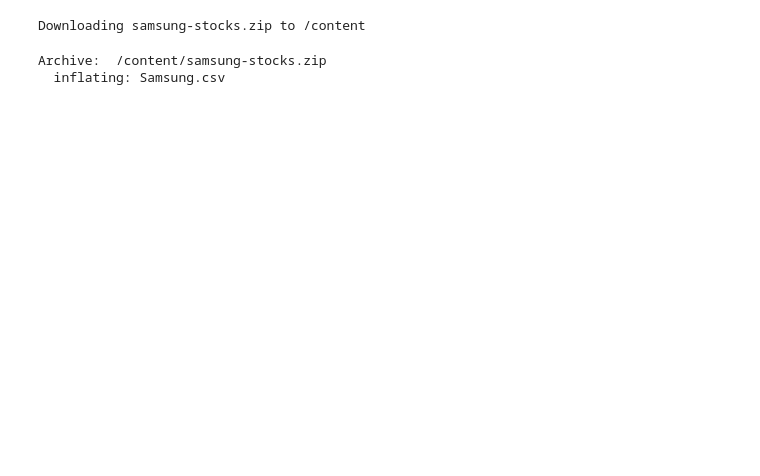
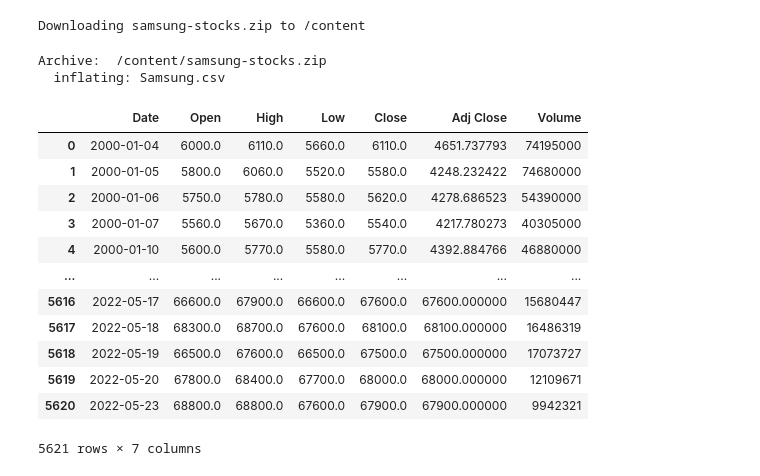
Before and after one commit to fausiahms/Machine-Learning, a Jupyter notebook: TASK1_ML.ipynb, the cells around one changed output. Drawn from its saved outputs; the diff is of its cells as text; code cells hidden in the pictures; blank space fills up the shorter version.

```diff
--- a/TASK1_ML.ipynb
+++ b/TASK1_ML.ipynb
@@ -267,3 +267,21 @@ Downloading samsung-stocks.zip to /content
 # %% [output]
 Archive:  /content/samsung-stocks.zip
   inflating: Samsung.csv
+# %%
+import pandas as pd
+
+pd.read_csv('/content/Samsung.csv')
+# %% [output]
+|  | Date | Open | High | Low | Close | Adj Close | Volume |
+| 0 | 2000-01-04 | 6000.0 | 6110.0 | 5660.0 | 6110.0 | 4651.737793 | 74195000 |
+| 1 | 2000-01-05 | 5800.0 | 6060.0 | 5520.0 | 5580.0 | 4248.232422 | 74680000 |
+| 2 | 2000-01-06 | 5750.0 | 5780.0 | 5580.0 | 5620.0 | 4278.686523 | 54390000 |
+| 3 | 2000-01-07 | 5560.0 | 5670.0 | 5360.0 | 5540.0 | 4217.780273 | 40305000 |
+| 4 | 2000-01-10 | 5600.0 | 5770.0 | 5580.0 | 5770.0 | 4392.884766 | 46880000 |
+| ... | ... | ... | ... | ... | ... | ... | ... |
+| 5616 | 2022-05-17 | 66600.0 | 67900.0 | 66600.0 | 67600.0 | 67600.000000 | 15680447 |
+| 5617 | 2022-05-18 | 68300.0 | 68700.0 | 67600.0 | 68100.0 | 68100.000000 | 16486319 |
+| 5618 | 2022-05-19 | 66500.0 | 67600.0 | 66500.0 | 67500.0 | 67500.000000 | 17073727 |
+| 5619 | 2022-05-20 | 67800.0 | 68400.0 | 67700.0 | 68000.0 | 68000.000000 | 12109671 |
+| 5620 | 2022-05-23 | 68800.0 | 68800.0 | 67600.0 | 67900.0 | 67900.000000 | 9942321 |
+5621 rows × 7 columns
```
Also changed, not shown: parts of 1 cell of this notebook.
